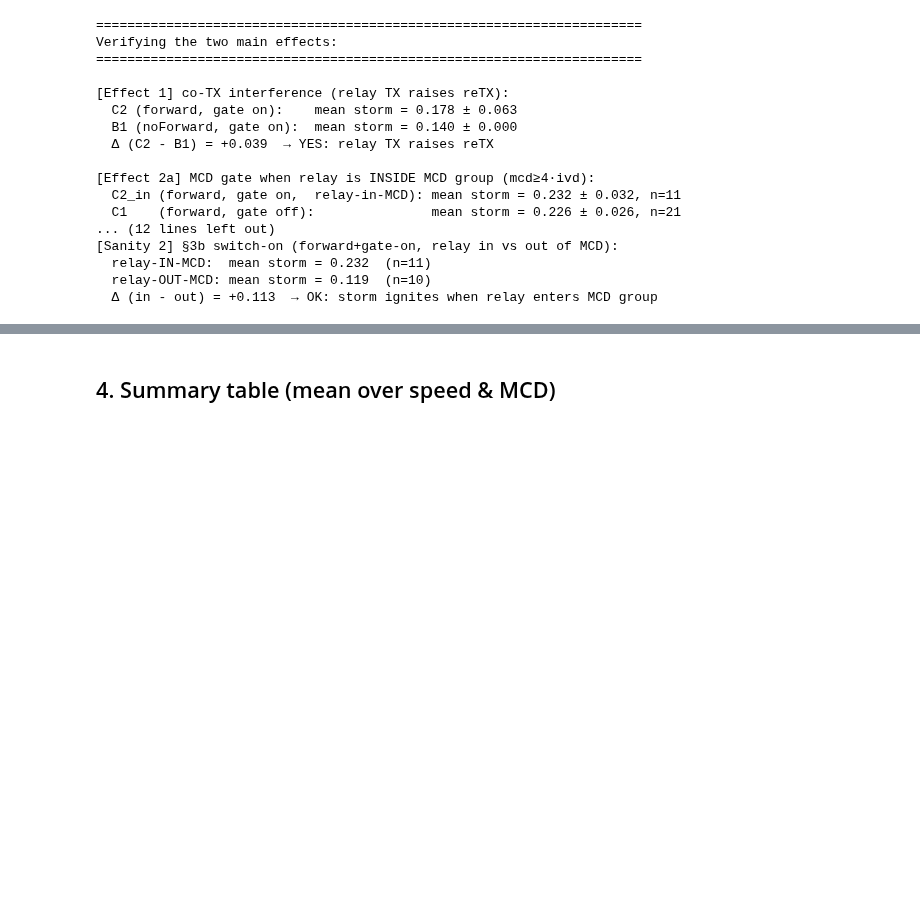
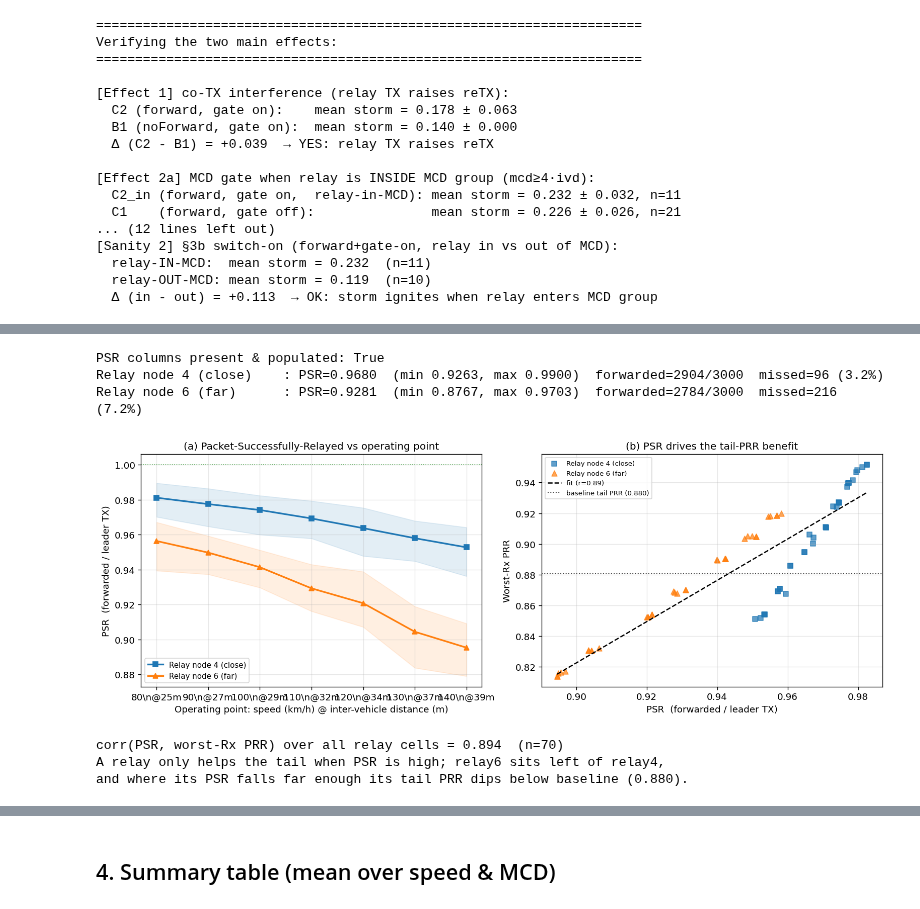
Before and after one commit to 0had0/groupcast-adaptation-ns3, a Jupyter notebook: scratch_overlay/relay_storm_eval/analysis.ipynb, the cells around one changed output, grey strips where cells are left out. Drawn from its saved outputs; the diff is of its cells as text; code cells hidden in the pictures; blank space fills up the shorter version.

```diff
--- a/scratch_overlay/relay_storm_eval/analysis.ipynb
+++ b/scratch_overlay/relay_storm_eval/analysis.ipynb
@@ -866,0 +895,65 @@ Verifying the two main effects:
+# %%
+# PSR lives in the relay rows of sweep_aggregate.csv (blank for baselines).
+psr_cols = ['psr_agg_mean','psr_agg_min','psr_agg_max','psr_agg_p5','psr_agg_p95',
+            'relay_decoded_agg_mean','relay_forwarded_agg_mean','leader_tx_total_agg_mean']
+have_psr = all(c in agg.columns for c in psr_cols) and relay4['psr_agg_mean'].notna().any()
+print('PSR columns present & populated:', have_psr)
+if have_psr:
+    for df,key in [(relay4,'r4'),(relay6,'r6')]:
+        d = df.dropna(subset=['psr_agg_mean'])
+        miss = d['leader_tx_total_agg_mean'].mean() - d['relay_forwarded_agg_mean'].mean()
+        print(f"{LBL[key]:24s}: PSR={d['psr_agg_mean'].mean():.4f}  "
+              f"(min {d['psr_agg_min'].min():.4f}, max {d['psr_agg_max'].max():.4f})  "
+              f"forwarded={d['relay_forwarded_agg_mean'].mean():.0f}/"
+              f"{d['leader_tx_total_agg_mean'].mean():.0f}  "
+              f"missed={miss:.0f} ({miss/d['leader_tx_total_agg_mean'].mean()*100:.1f}%)")
+# %% [output]
+PSR columns present & populated: True
+Relay node 4 (close)    : PSR=0.9680  (min 0.9263, max 0.9900)  forwarded=2904/3000  missed=96 (3.2%)
+Relay node 6 (far)      : PSR=0.9281  (min 0.8767, max 0.9703)  forwarded=2784/3000  missed=216 (7.2%)
+# %%
+# --- Figure: PSR vs operating point, plus PSR-vs-tail-PRR causal scatter ---
+if have_psr:
+    fig3d, (axL, axR) = plt.subplots(1, 2, figsize=(13, 4.6), constrained_layout=True)
+
+    # (L) PSR vs speed/IVD operating point, relay4 vs relay6, with min-max band
+    for df,key in [(relay4,'r4'),(relay6,'r6')]:
+        ys = df.groupby('speed')['psr_agg_mean'].mean().reindex(SPEEDS)
+        ylo = df.groupby('speed')['psr_agg_min'].mean().reindex(SPEEDS)
+        yhi = df.groupby('speed')['psr_agg_max'].mean().reindex(SPEEDS)
+        axL.plot(SPEEDS, ys.values, marker=MRK[key], color=CLR[key], label=LBL[key], lw=2)
+        axL.fill_between(SPEEDS, ylo.values, yhi.values, color=CLR[key], alpha=0.12)
+    axL.set_xticks(SPEEDS); axL.set_xticklabels(speed_ticklabels())
+    axL.set_xlabel(SPEED_XLABEL); axL.set_ylabel('PSR  (forwarded / leader TX)')
+    axL.set_title('(a) Packet-Successfully-Relayed vs operating point')
+    axL.grid(alpha=0.3); axL.legend()
+    axL.axhline(1.0, color='green', ls=':', lw=1, alpha=0.6)
+
+    # (R) Causal link: PSR -> worst-Rx PRR (each point = one speed/MCD cell)
+    base_worst = baseline['prr_worst_agg_mean'].mean()
+    for df,key in [(relay4,'r4'),(relay6,'r6')]:
+        d = df.dropna(subset=['psr_agg_mean'])
+        axR.scatter(d['psr_agg_mean'], d['prr_worst_agg_mean'],
+                    c=CLR[key], marker=MRK[key], s=42, alpha=0.7, label=LBL[key])
+    # regression line over both relays pooled
+    both = agg[(agg.relay_node.isin([4,6]))].dropna(subset=['psr_agg_mean'])
+    m,b = np.polyfit(both['psr_agg_mean'], both['prr_worst_agg_mean'], 1)
+    xs = np.linspace(both['psr_agg_mean'].min(), both['psr_agg_mean'].max(), 50)
+    r = np.corrcoef(both['psr_agg_mean'], both['prr_worst_agg_mean'])[0,1]
+    axR.plot(xs, m*xs+b, 'k--', lw=1.5, label=f'fit (r={r:.2f})')
+    axR.axhline(base_worst, color='#444444', ls=':', lw=1.2,
+                label=f'baseline tail PRR ({base_worst:.3f})')
+    axR.set_xlabel('PSR  (forwarded / leader TX)')
+    axR.set_ylabel('Worst-Rx PRR')
+    axR.set_title('(b) PSR drives the tail-PRR benefit')
+    axR.grid(alpha=0.3); axR.legend(fontsize=8)
+    plt.show()
+
+    print(f'corr(PSR, worst-Rx PRR) over all relay cells = {r:.3f}  (n={len(both)})')
+    print(f'A relay only helps the tail when PSR is high; relay6 sits left of relay4,')
+    print(f'and where its PSR falls far enough its tail PRR dips below baseline ({base_worst:.3f}).')
+# %% [output]
+[figure, added]
+corr(PSR, worst-Rx PRR) over all relay cells = 0.894  (n=70)
+A relay only helps the tail when PSR is high; relay6 sits left of relay4,
+and where its PSR falls far enough its tail PRR dips below baseline (0.880).
```
Also changed, not shown: parts of 5 cells of this notebook, 4 other files.
